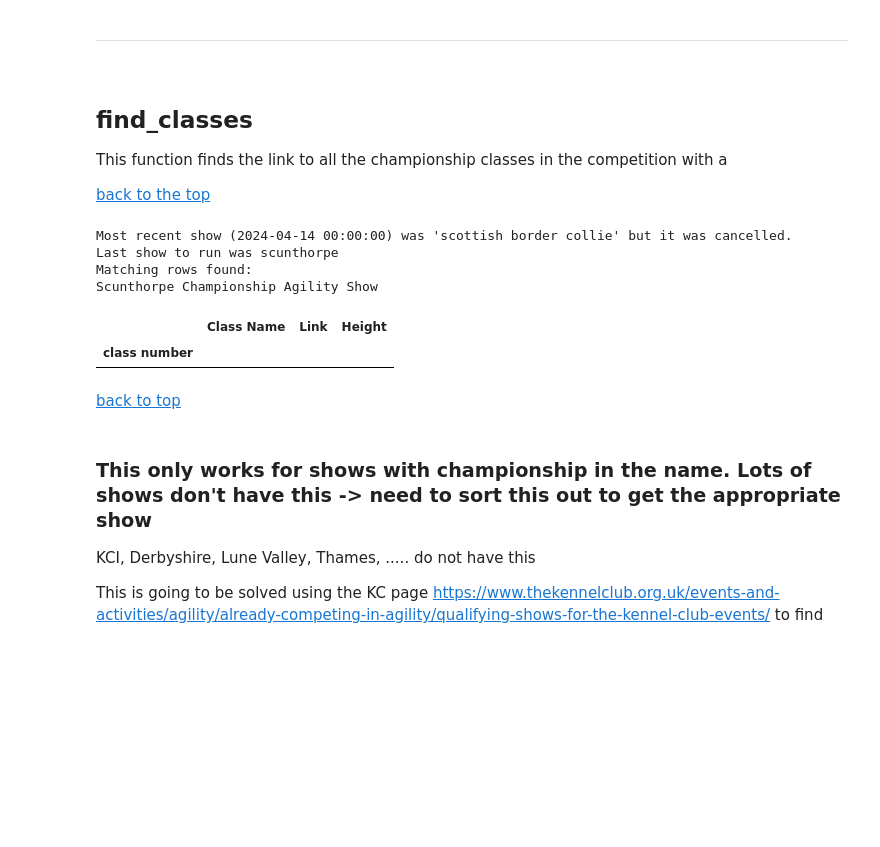
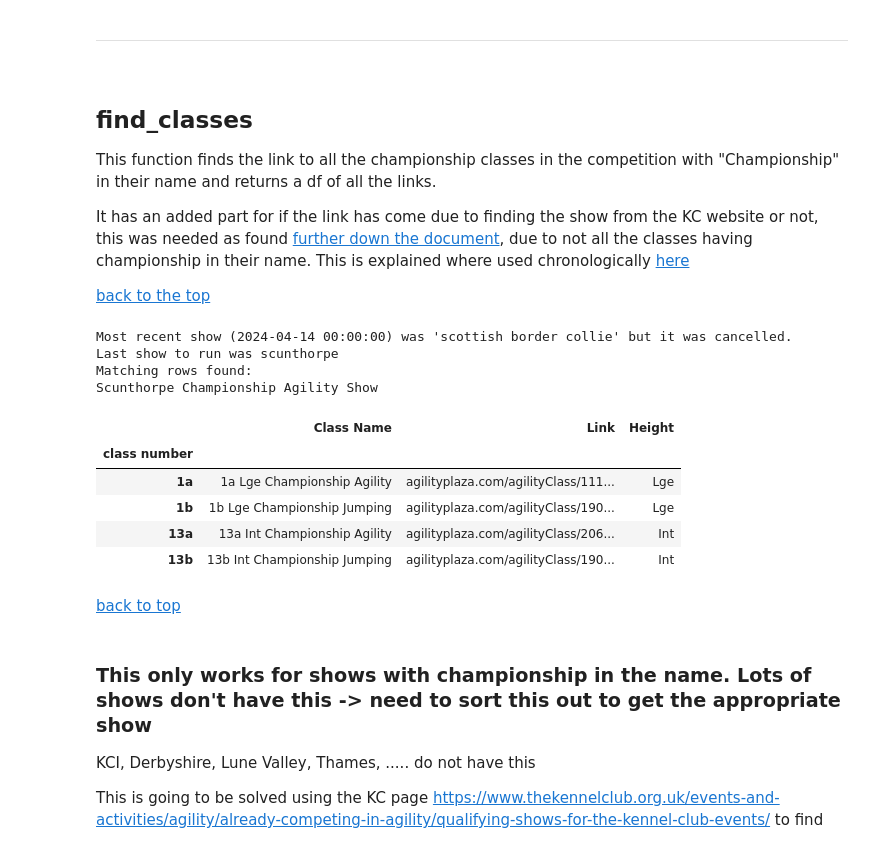
Before and after one commit to RoryTidmarsh/Championship-Finals, a Jupyter notebook: workings.ipynb, the cells around one changed output. Saved outputs shown, nothing was run; the diff lists cells and outputs as text; code cells hidden in the pictures; blank space fills up the shorter version.

Commit message:
Update of the find_classes function
Finds the classes based on the KC website update

```diff
--- a/workings.ipynb
+++ b/workings.ipynb
@@ -215,21 +215,22 @@ Scunthorpe Championship Agility Show
 <a id = "find_classes"></a>
 # %% [markdown]
 ## find_classes
-This function finds the link to all the championship classes in the competition with a
+This function finds the link to all the championship classes in the competition with "Championship" in their name and returns a df of all the links.
+
+It has an added part for if the link has come due to finding the show from the KC website or not, this was needed as found [further down the document](#KC_website), due to not all the classes having championship in their name. This is explained where used chronologically [here](#link_to_show_end)
 
 [back to the top](#top)
 # %%
 champ_placement_instance = chp.champ_placement()
 
-import pandas as pd
-
-def find_classes(self, months_ago=0, print_statement=False):
+def find_classes(self, months_ago=0, KC_website = True, print_statement=False):
     """
     Extracts information about championship classes from the agility plaza website and organizes it into a pandas DataFrame.
 
     Args:
         self: Instance of the class containing the method.
         months_ago (int, optional): An integer indicating how many months ago the function should search for championship classes. Default is 0, representing the current month.
+        KC_website (bool, optional): A boolean indicating if the most recent championship show should be found by the KC website (True) or by if the show has championship in the name (False), default ==True.
         print_statement (bool, optional): A boolean indicating whether to print statements during the execution of the function. Default is False.
 
     Returns:
@@ -238,7 +239,10 @@ def find_classes(self, months_ago=0, print_statement=False):
     Description:
         This function first retrieves the link and name of the most recent championship competition by calling the 'recent_champ' method. It then sends an HTTP GET request to the retrieved link, parses the response content using BeautifulSoup, and locates all 'card-block' elements within the HTML soup. It iterates through each 'card-block' element to find the championship classes. For each class found, it extracts the class name and link and appends them to a list. After gathering all class information, it creates a pandas DataFrame with columns for the class name, link, and height. The height is derived from the second word in the class name. The function sets the DataFrame index to be composed of the first two words extracted from the class name. Finally, it returns the DataFrame containing the championship class information.
     """
-    show_link, show_name = self.recent_champ(months_ago, print_statement)
+    if KC_website ==True:
+        show_link = self.last_show_results_link
+    else:
+        show_link, show_name = self.recent_champ(months_ago, print_statement)
 
     response = requests.get(show_link)
     soup = BeautifulSoup(response.content, 'html.parser')
@@ -247,36 +251,40 @@ def find_classes(self, months_ago=0, print_statement=False):
     div_elements = soup.find_all("div", class_="card-block")
 
     class_data = []
     for day_div in div_elements:
         for a in day_div.find_all('a'):
             if "Championship Jumping" in a.text:
                 name = a.text
                 link = "agilityplaza.com" + a.get('href')
                 class_data.append((name, link))
             elif "Championship Agility" in a.text:
                 name = a.text
                 link = "agilityplaza.com" + a.get('href')
                 class_data.append((name, link))
 
     # Create a pandas DataFrame
     df = pd.DataFrame(class_data, columns=['Class Name', 'Link'])
     df['class number'] = df['Class Name'].apply(lambda x: ' '.join(x.split()[:1]))
     df.set_index('class number', inplace=True)
     df['Height'] = df['Class Name'].apply(lambda x: x.split()[1] if len(x.split()) >= 2 else None)
     return df
 
 array = find_classes(champ_placement_instance, months_ago = 2, print_statement = False)
 array
 # %% [output]
 Most recent show (2024-04-14 00:00:00) was 'scottish border collie' but it was cancelled.
 Last show to run was scunthorpe
 Matching rows found:
 Scunthorpe Championship Agility Show
 |  | Class Name | Link | Height |
 | class number |  |  |  |
+| 1a | 1a Lge Championship Agility | agilityplaza.com/agilityClass/111... | Lge |
+| 1b | 1b Lge Championship Jumping | agilityplaza.com/agilityClass/190... | Lge |
+| 13a | 13a Int Championship Agility | agilityplaza.com/agilityClass/206... | Int |
+| 13b | 13b Int Championship Jumping | agilityplaza.com/agilityClass/190... | Int |
 # %% [markdown]
 [back to top](#top)
-<a id=KC_website></a>
+<a id="KC_website"></a>
 # %% [markdown]
 ### This only works for shows with championship in the name. Lots of shows don't have this -> need to sort this out to get the appropriate show
 
```
Also changed, not shown: parts of 10 cells of this notebook, 1 other file.
